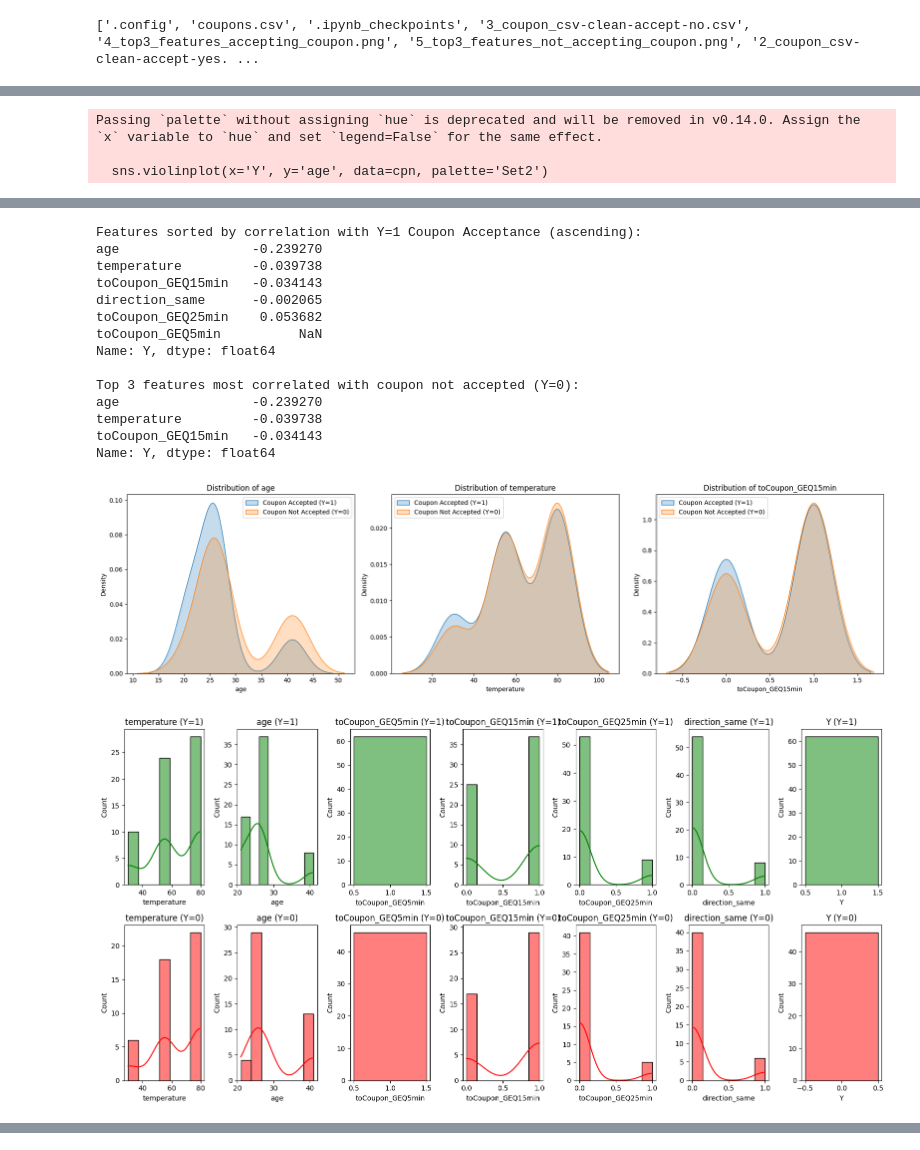
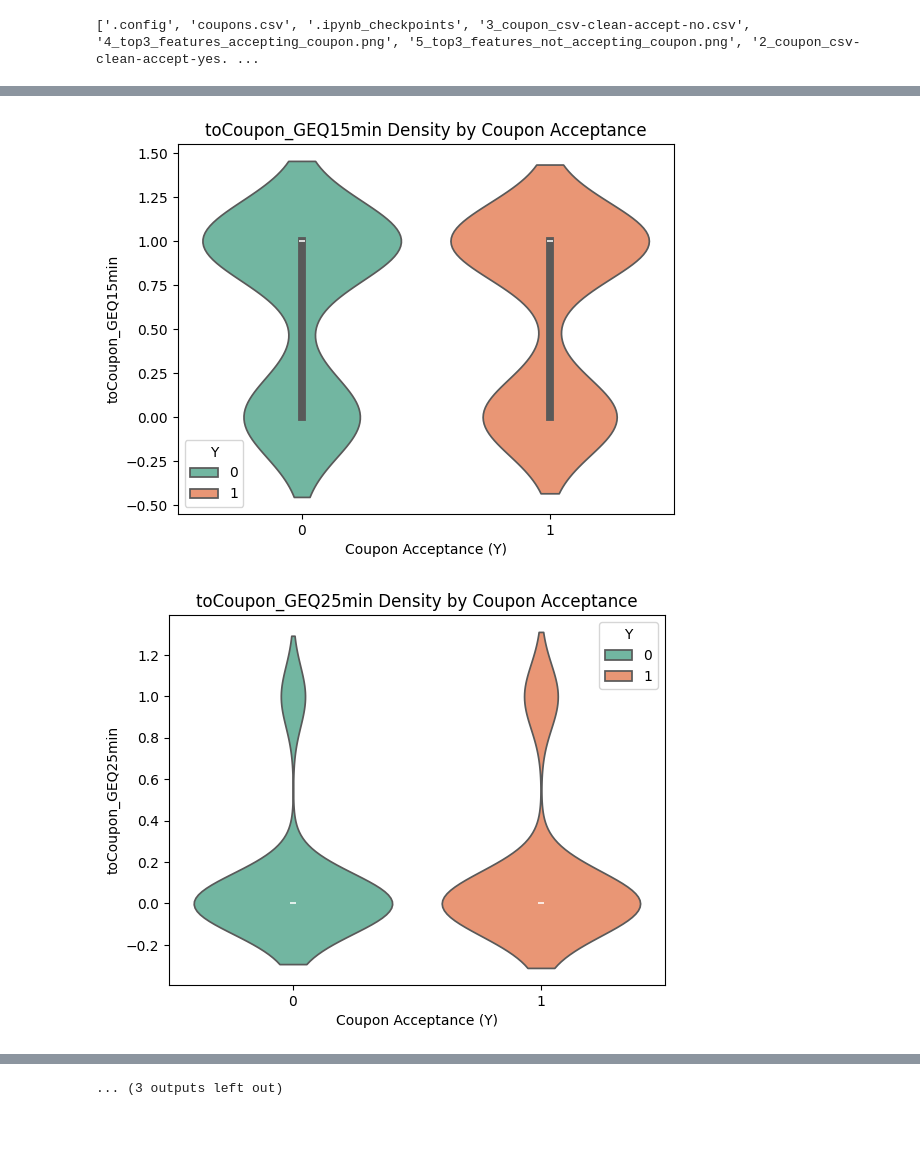
Before and after one commit to cfphpflex/AI-ML, a Jupyter notebook: UCB_5_1_Coupon_Study_EmilianoGaytan.ipynb, the cells around one changed output, grey strips where cells are left out. Drawn from its saved outputs; the diff is of its cells as text; code cells hidden in the pictures.

```diff
--- a/UCB_5_1_Coupon_Study_EmilianoGaytan.ipynb
+++ b/UCB_5_1_Coupon_Study_EmilianoGaytan.ipynb
@@ -137,11 +137,31 @@ plt.savefig("./4_top3_features_accepting_coupon.png")  # Save plot
 plt.show()
 
 # Violin plot confirms age correlation to coupon
-sns.violinplot(x='Y', y='age', data=cpn, palette='Set2')
-plt.title("Age Distribution by Coupon Acceptance")
+sns.violinplot(x='Y', y='age', data=cpn, hue='Y', palette='Set2', legend=True)
+plt.title("Age Density by Coupon Acceptance")
 plt.xlabel("Coupon Acceptance (Y)")
 plt.ylabel("Age")
 plt.show()
+# Violin plot confirms toCoupon_GEQ15min correlation to coupon
+sns.violinplot(x='Y', y='toCoupon_GEQ15min', data=cpn, hue='Y', palette='Set2', legend=True)
+plt.title("toCoupon_GEQ15min Density by Coupon Acceptance")
+plt.xlabel("Coupon Acceptance (Y)")
+plt.ylabel("toCoupon_GEQ15min")
+plt.show()
+# Violin plot confirms toCoupon_GEQ25min correlation to coupon
+sns.violinplot(x='Y', y='toCoupon_GEQ25min', data=cpn, hue='Y', palette='Set2', legend=True)
+plt.title("toCoupon_GEQ25min Density by Coupon Acceptance")
+plt.xlabel("Coupon Acceptance (Y)")
+plt.ylabel("toCoupon_GEQ25min")
+plt.show()
+# Violin plot  Temp inverse correlation to coupon
+sns.violinplot(x='Y', y='temperature', data=cpn, hue='Y', palette='Set2', legend=True)
+plt.title("temperature Density by Coupon Acceptance")
+plt.xlabel("Coupon Acceptance (Y)")
+plt.ylabel("temperature")
+plt.show()
+
+
 
 # %% [markdown]
 # ## Coupon Non-Acceptance Analysis
@@ -225,6 +245,3 @@ direction_same       0.002065
 toCoupon_GEQ5min          NaN
 Name: Y, dtype: float64
 [figure]
-Passing `palette` without assigning `hue` is deprecated and will be removed in v0.14.0. Assign the `x` variable to `hue` and set `legend=False` for the same effect.
-
-  sns.violinplot(x='Y', y='age', data=cpn, palette='Set2')
@@ -232,16 +249,2 @@ Passing `palette` without assigning `hue` is deprecated and will be removed in v
-Features sorted by correlation with Y=1 Coupon Acceptance (ascending):
-age                 -0.239270
-temperature         -0.039738
-toCoupon_GEQ15min   -0.034143
-direction_same      -0.002065
-toCoupon_GEQ25min    0.053682
-toCoupon_GEQ5min          NaN
-Name: Y, dtype: float64
-
-Top 3 features most correlated with coupon not accepted (Y=0):
-age                 -0.239270
-temperature         -0.039738
-toCoupon_GEQ15min   -0.034143
-Name: Y, dtype: float64
-[figure, old version]
+[figure, new version]
-[figure, old version]
+[figure, new version]
@@ -254,3 +271,4 @@ Name: Y, dtype: float64
+... (3 outputs left out)
 # %%
 
 
```
Also changed, not shown: parts of 2 cells of this notebook.
